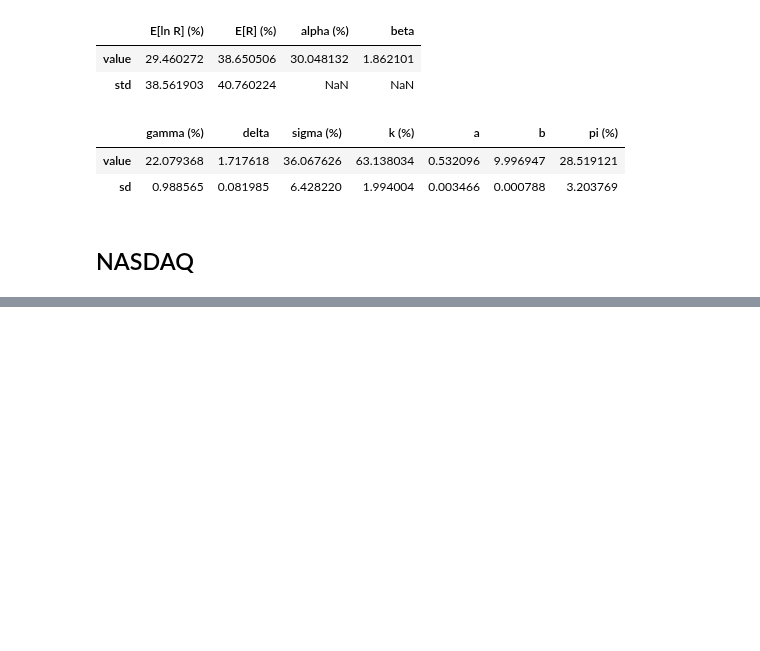
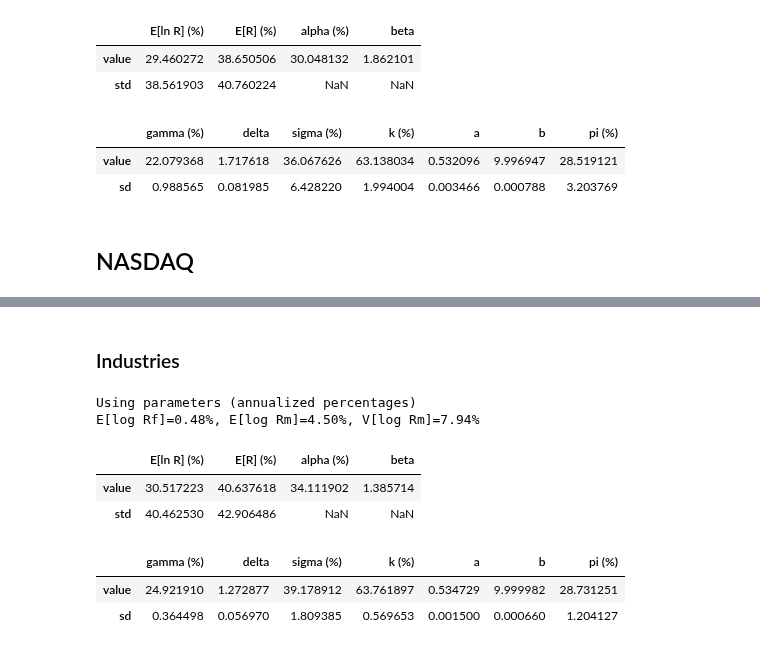
Before and after one commit to technometrics-lab/17-Venture-Capital-Risk-and-Return, a Jupyter notebook: src/notebooks/results.ipynb, the cells around one changed output, grey strips where cells are left out. Drawn from its saved outputs; the diff is of its cells as text; code cells hidden in the pictures; blank space fills up the shorter version.

```diff
--- a/src/notebooks/results.ipynb
+++ b/src/notebooks/results.ipynb
@@ -280,0 +303,20 @@ E[log Rf]=0.48%, E[log Rm]=4.50%, V[log Rm]=7.94%
+# %% [markdown]
+### Industries
+# %%
+res = load(open('../results/res_from_2010_tech_^IXIC.pkl', 'rb'))
+start, end, pred = res.values()
+log_rf = load_tbills_data('TB3MS', start, end).iloc[:,0].values
+log_mk = load_index_data('^SP500TR', start, end, '1mo', prefix='../../').values
+
+implied, params = print_results(pred, log_mk, log_rf, True)
+ICD.display(implied)
+ICD.display(params)
+# %% [output]
+Using parameters (annualized percentages)
+E[log Rf]=0.48%, E[log Rm]=4.50%, V[log Rm]=7.94%
+|  | E[ln R] (%) | E[R] (%) | alpha (%) | beta |
+| value | 30.517223 | 40.637618 | 34.111902 | 1.385714 |
+| std | 40.462530 | 42.906486 | NaN | NaN |
+|  | gamma (%) | delta | sigma (%) | k (%) | a | b | pi (%) |
+| value | 24.921910 | 1.272877 | 39.178912 | 63.761897 | 0.534729 | 9.999982 | 28.731251 |
+| sd | 0.364498 | 0.056970 | 1.809385 | 0.569653 | 0.001500 | 0.000660 | 1.204127 |
```
Also changed, not shown: parts of 16 cells of this notebook, 5 other files.
